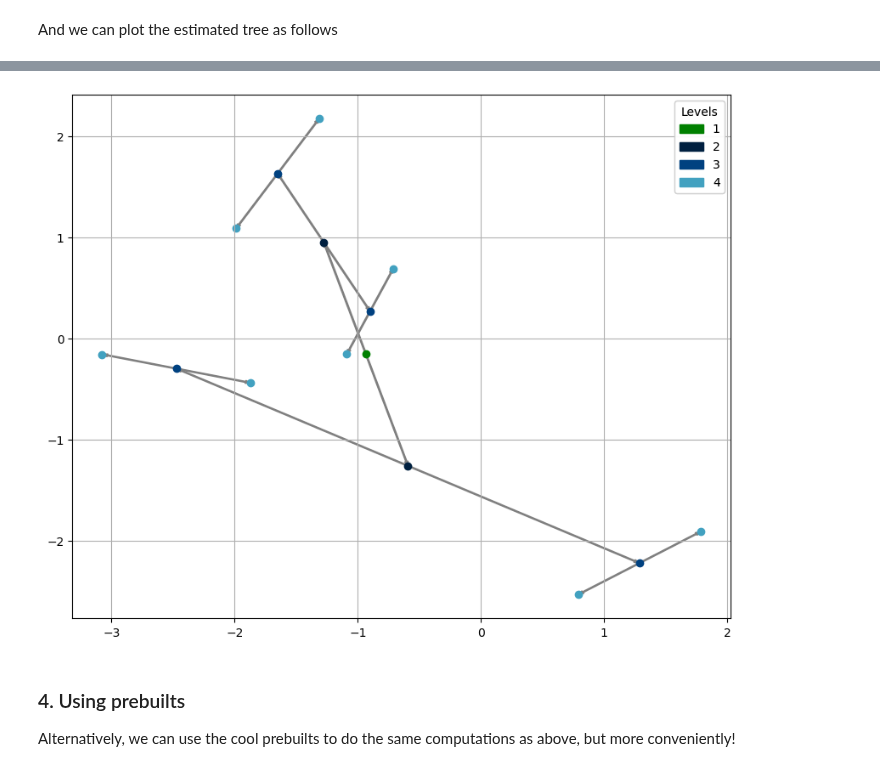
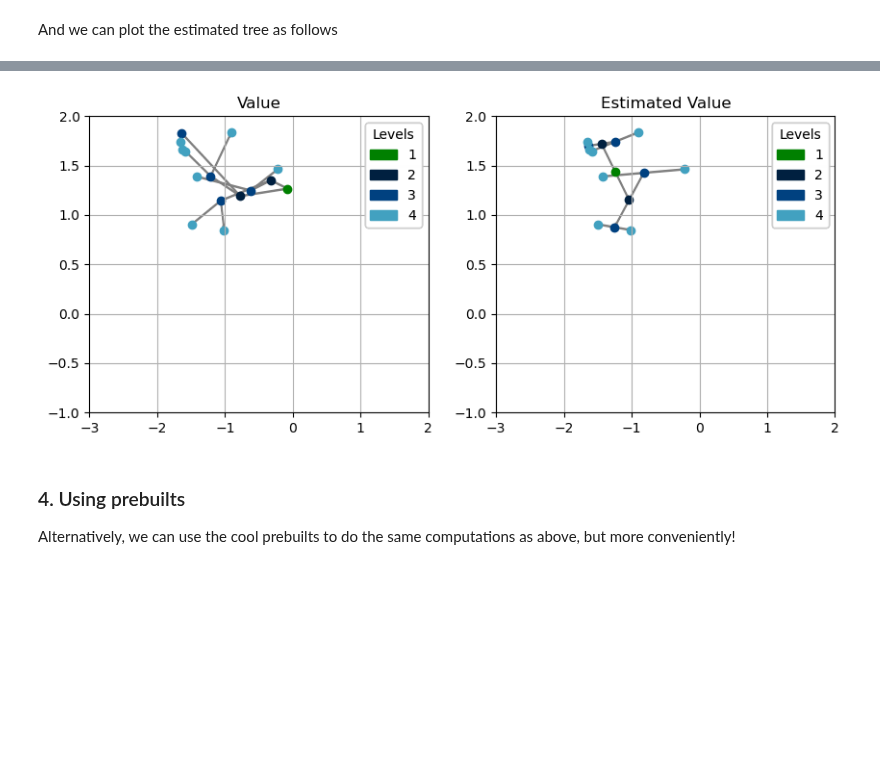
Before and after one commit to ComputationalEvolutionaryMorphometry/hyperiax, a Jupyter notebook: examples/mean_estimation.ipynb, the cells around one changed output, grey strips where cells are left out. Saved outputs shown, nothing was run; the diff lists cells and outputs as text; code cells hidden in the pictures; blank space fills up the shorter version.

```diff
--- a/examples/mean_estimation.ipynb
+++ b/examples/mean_estimation.ipynb
@@ -155,0 +164,4 @@ FUSED {'value': Array([-1.8047475, -1.5144496], dtype=float32)}
+# %%
+tree.add_property('estimated_value', shape=(2,))
+leaf_data = tree.data['value'][tree.node_is_leaf]
+tree.data['estimated_value'] = tree.data['estimated_value'].at[tree.node_is_leaf].set(leaf_data)
@@ -184,7 +265,14 @@ for node in calc_tree.iter_bfs():
-# %%
-calc_tree.plot_tree_2d(selector=lambda z: z['value'])
-# %% [output]
-[figure, removed]
+# %%
+fig, ax = plt.subplots(1,2, figsize = (10,4))
+for a in ax:
+    a.set_xlim(-3,2)
+    a.set_ylim(-1,2)
+plot_tree_2d_scatter(tree, 'value', ax=ax[0])
+ax[0].set_title('Value')
+plot_tree_2d_scatter(tree, 'estimated_value', ax=ax[1])
+ax[1].set_title('Estimated Value');
+# %% [output]
+[figure, added]
 # %% [markdown]
 ### 4. Using prebuilts
 
```
Also changed, not shown: parts of 44 cells of this notebook, 21 other files.
